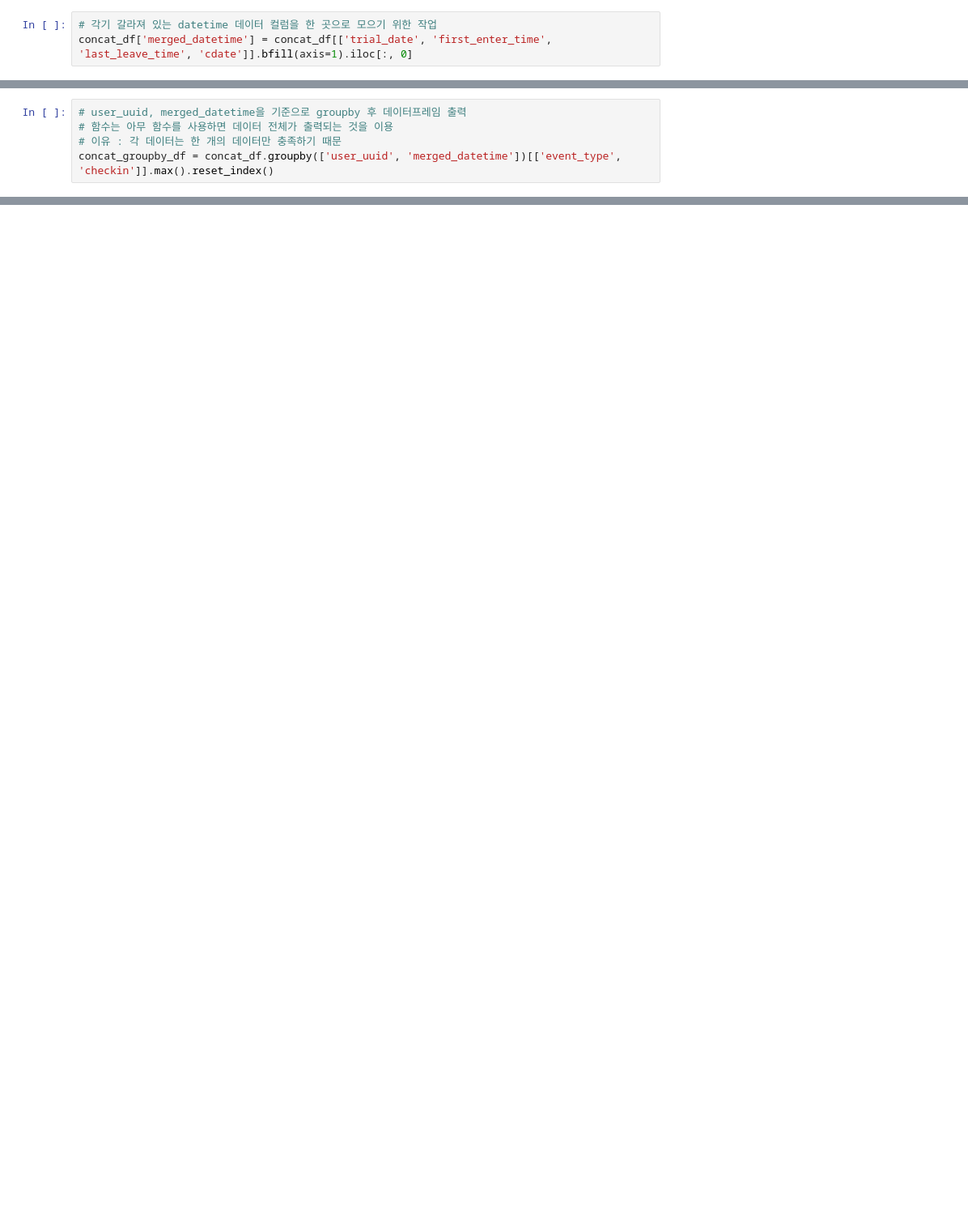
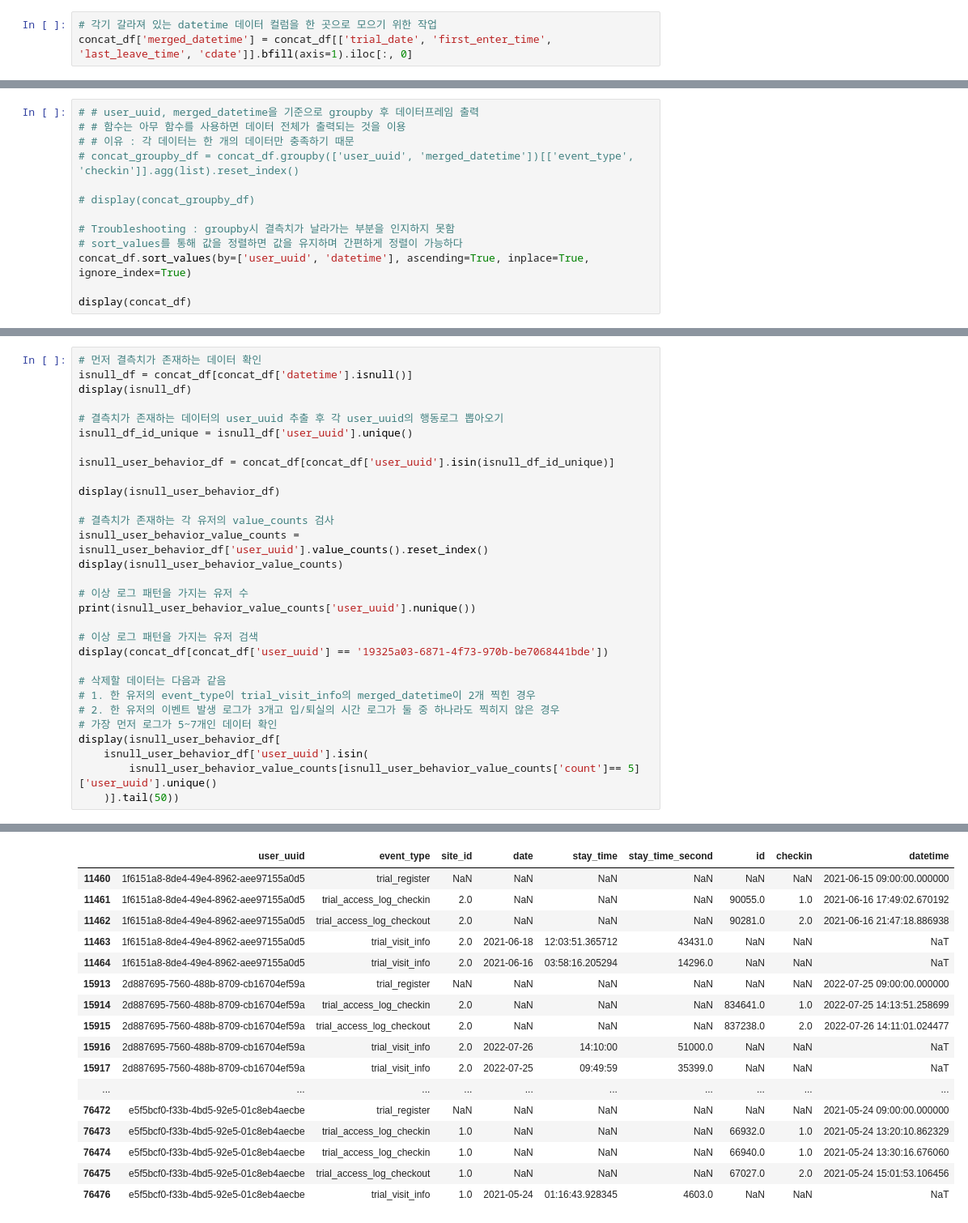
Before and after one commit to saeraniren/intermediate_project2, a Jupyter notebook: lwc_main.ipynb, the cells around one changed output, grey strips where cells are left out. Shown: that part at 81% size. Cells and saved outputs as stored; diff of their text form; blank space fills up the shorter version.

```diff
--- a/lwc_main.ipynb
+++ b/lwc_main.ipynb
@@ -336,5 +390,13 @@ memory usage: 2.9+ MB
 # %%
-# user_uuid, merged_datetime을 기준으로 groupby 후 데이터프레임 출력
-# 함수는 아무 함수를 사용하면 데이터 전체가 출력되는 것을 이용
-# 이유 : 각 데이터는 한 개의 데이터만 충족하기 때문
-concat_groupby_df = concat_df.groupby(['user_uuid', 'merged_datetime'])[['event_type', 'checkin']].max().reset_index()
+# # user_uuid, merged_datetime을 기준으로 groupby 후 데이터프레임 출력
+# # 함수는 아무 함수를 사용하면 데이터 전체가 출력되는 것을 이용
+# # 이유 : 각 데이터는 한 개의 데이터만 충족하기 때문
+# concat_groupby_df = concat_df.groupby(['user_uuid', 'merged_datetime'])[['event_type', 'checkin']].agg(list).reset_index()
+
+# display(concat_groupby_df)
+
+# Troubleshooting : groupby시 결측치가 날라가는 부분을 인지하지 못함
+# sort_values를 통해 값을 정렬하면 값을 유지하며 간편하게 정렬이 가능하다
+concat_df.sort_values(by=['user_uuid', 'datetime'], ascending=True, inplace=True, ignore_index=True)
+
+display(concat_df)
@@ -353,0 +421,31 @@ concat_groupby_df[concat_groupby_df['user_uuid'] == '000590dc-046f-462b-8225-4c8
+# %%
+# 먼저 결측치가 존재하는 데이터 확인
+isnull_df = concat_df[concat_df['datetime'].isnull()]
+display(isnull_df)
+
+# 결측치가 존재하는 데이터의 user_uuid 추출 후 각 user_uuid의 행동로그 뽑아오기
+isnull_df_id_unique = isnull_df['user_uuid'].unique()
+
+isnull_user_behavior_df = concat_df[concat_df['user_uuid'].isin(isnull_df_id_unique)]
+
+display(isnull_user_behavior_df)
+
+# 결측치가 존재하는 각 유저의 value_counts 검사
+isnull_user_behavior_value_counts = isnull_user_behavior_df['user_uuid'].value_counts().reset_index()
+display(isnull_user_behavior_value_counts)
+
+# 이상 로그 패턴을 가지는 유저 수
+print(isnull_user_behavior_value_counts['user_uuid'].nunique())
+
+# 이상 로그 패턴을 가지는 유저 검색
+display(concat_df[concat_df['user_uuid'] == '19325a03-6871-4f73-970b-be7068441bde'])
+
+# 삭제할 데이터는 다음과 같음
+# 1. 한 유저의 event_type이 trial_visit_info의 merged_datetime이 2개 찍힌 경우
+# 2. 한 유저의 이벤트 발생 로그가 3개고 입/퇴실의 시간 로그가 둘 중 하나라도 찍히지 않은 경우
+# 가장 먼저 로그가 5~7개인 데이터 확인
+display(isnull_user_behavior_df[
+    isnull_user_behavior_df['user_uuid'].isin(
+        isnull_user_behavior_value_counts[isnull_user_behavior_value_counts['count']== 5]['user_uuid'].unique()
+    )].tail(50))
+# %% [output]
@@ -353,0 +496,17 @@ concat_groupby_df[concat_groupby_df['user_uuid'] == '000590dc-046f-462b-8225-4c8
+|  | user_uuid | event_type | site_id | date | stay_time | stay_time_second | id | checkin | datetime |
+| 11460 | 1f6151a8-8de4-49e4-8962-aee97155a0d5 | trial_register | NaN | NaN | NaN | NaN | NaN | NaN | 2021-06-15 09:00:00.000000 |
+| 11461 | 1f6151a8-8de4-49e4-8962-aee97155a0d5 | trial_access_log_checkin | 2.0 | NaN | NaN | NaN | 90055.0 | 1.0 | 2021-06-16 17:49:02.670192 |
+| 11462 | 1f6151a8-8de4-49e4-8962-aee97155a0d5 | trial_access_log_checkout | 2.0 | NaN | NaN | NaN | 90281.0 | 2.0 | 2021-06-16 21:47:18.886938 |
+| 11463 | 1f6151a8-8de4-49e4-8962-aee97155a0d5 | trial_visit_info | 2.0 | 2021-06-18 | 12:03:51.365712 | 43431.0 | NaN | NaN | NaT |
+| 11464 | 1f6151a8-8de4-49e4-8962-aee97155a0d5 | trial_visit_info | 2.0 | 2021-06-16 | 03:58:16.205294 | 14296.0 | NaN | NaN | NaT |
+| 15913 | 2d887695-7560-488b-8709-cb16704ef59a | trial_register | NaN | NaN | NaN | NaN | NaN | NaN | 2022-07-25 09:00:00.000000 |
+| 15914 | 2d887695-7560-488b-8709-cb16704ef59a | trial_access_log_checkin | 2.0 | NaN | NaN | NaN | 834641.0 | 1.0 | 2022-07-25 14:13:51.258699 |
+| 15915 | 2d887695-7560-488b-8709-cb16704ef59a | trial_access_log_checkout | 2.0 | NaN | NaN | NaN | 837238.0 | 2.0 | 2022-07-26 14:11:01.024477 |
+| 15916 | 2d887695-7560-488b-8709-cb16704ef59a | trial_visit_info | 2.0 | 2022-07-26 | 14:10:00 | 51000.0 | NaN | NaN | NaT |
+| 15917 | 2d887695-7560-488b-8709-cb16704ef59a | trial_visit_info | 2.0 | 2022-07-25 | 09:49:59 | 35399.0 | NaN | NaN | NaT |
+| ... | ... | ... | ... | ... | ... | ... | ... | ... | ... |
+| 76472 | e5f5bcf0-f33b-4bd5-92e5-01c8eb4aecbe | trial_register | NaN | NaN | NaN | NaN | NaN | NaN | 2021-05-24 09:00:00.000000 |
+| 76473 | e5f5bcf0-f33b-4bd5-92e5-01c8eb4aecbe | trial_access_log_checkin | 1.0 | NaN | NaN | NaN | 66932.0 | 1.0 | 2021-05-24 13:20:10.862329 |
+| 76474 | e5f5bcf0-f33b-4bd5-92e5-01c8eb4aecbe | trial_access_log_checkin | 1.0 | NaN | NaN | NaN | 66940.0 | 1.0 | 2021-05-24 13:30:16.676060 |
+| 76475 | e5f5bcf0-f33b-4bd5-92e5-01c8eb4aecbe | trial_access_log_checkout | 1.0 | NaN | NaN | NaN | 67027.0 | 2.0 | 2021-05-24 15:01:53.106456 |
+| 76476 | e5f5bcf0-f33b-4bd5-92e5-01c8eb4aecbe | trial_visit_info | 1.0 | 2021-05-24 | 01:16:43.928345 | 4603.0 | NaN | NaN | NaT |
```
Also changed, not shown: parts of 17 cells of this notebook, 1 other file.
